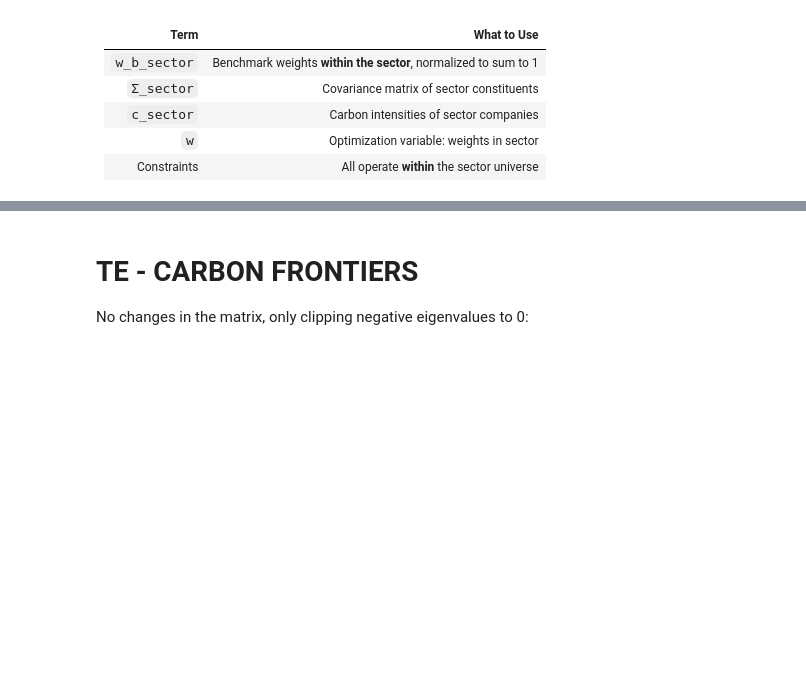
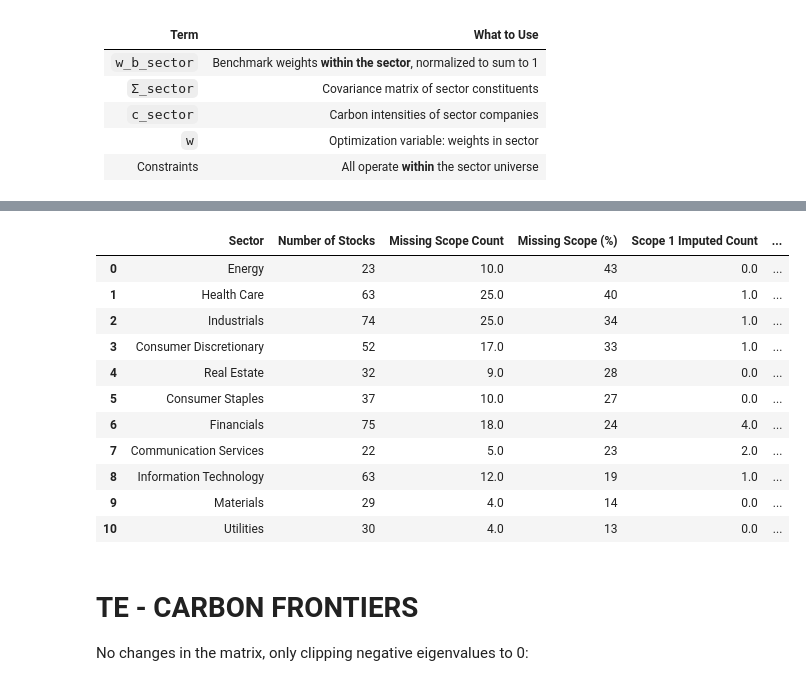
Before and after one commit to rebecca-di-francesco-bfh/sectoral-decarbonization, a Jupyter notebook: optimisation.ipynb, the cells around one changed output, grey strips where cells are left out. Cells and saved outputs as stored; diff of their text form; code cells hidden in the pictures; blank space fills up the shorter version.

Commit message:
Added tracking error stability plot and histogram of correlations, statistics of missing values

```diff
--- a/optimisation.ipynb
+++ b/optimisation.ipynb
@@ -19,3 +39,80 @@ from tabulate import tabulate
+# %%
+import pandas as pd
+
+# Load data
+df = pd.read_excel("Data/dataset_comp_1222.xlsx")
+
+# Columns of interest
+manually_imputed_flags = ['Manually Imputed Scope 1', 'Manually Imputed Scope 2', 'Manually Imputed Scope 3']
+imputed_flags = ['Scope 1 Imputed', 'Scope 2 Imputed', 'Scope 3 Imputed']
+
+# Build the summary table
+summary_rows = []
+
+for sector, group in df.groupby('GICS Sector'):
+    n_stocks = len(group)
+    row = {
+        'Sector': sector,
+        'Number of Stocks': n_stocks
+    }
+
+    # Automatically imputed
+    for col in imputed_flags:
+        count = group[col].fillna(False).sum()
+        row[f'{col} Count'] = count
+        row[f'{col} %'] = count / n_stocks * 100
+
+    # Manually imputed
+    for col in manually_imputed_flags:
+        count = group[col].fillna(False).sum()
+        row[f'{col} Count'] = count
+        row[f'{col} %'] = count / n_stocks * 100
+
+    summary_rows.append(row)
+
+summary_df = pd.DataFrame(summary_rows)
+summary_df = summary_df.sort_values("Sector")
+summary_df.reset_index(drop=True, inplace=True)
+# Round all percentage columns to integers
+percentage_cols = [col for col in summary_df.columns if '%' in col]
+summary_df[percentage_cols] = summary_df[percentage_cols].round(0).astype('Int64')
+# Create 'Missing Scope' as the sum of max imputed counts across S1/S2/S3
+summary_df["Missing Scope Count"] = summary_df[
+    ["Scope 1 Imputed Count", "Scope 2 Imputed Count", "Scope 3 Imputed Count"]
+].max(axis=1) + summary_df[
+    ["Manually Imputed Scope 1 Count", "Manually Imputed Scope 2 Count", "Manually Imputed Scope 3 Count"]
+].max(axis=1)
+
+# Now compute Missing Scope % over sector
+summary_df["Missing Scope (%)"] = (summary_df["Missing Scope Count"] / summary_df["Number of Stocks"] * 100).round(0).astype('Int64')
+
+# Define the new column order
+columns_order = ['Sector', 'Number of Stocks', 'Missing Scope Count', 'Missing Scope (%)'] + \
+                [col for col in summary_df.columns if col not in ['Sector', 'Number of Stocks', 'Missing Scope Count', 'Missing Scope (%)']]
+
+# Reorder the columns
+summary_df = summary_df[columns_order]
+
+# Sort by "Missing Scope (%)"
+summary_df = summary_df.sort_values("Missing Scope (%)", ascending=False)
+
+# Optional: reset index for clean display
+summary_df = summary_df.reset_index(drop=True)
+
+summary_df
+# %% [output]
+|  | Sector | Number of Stocks | Missing Scope Count | Missing Scope (%) | Scope 1 Imputed Count | ... |
+| 0 | Energy | 23 | 10.0 | 43 | 0.0 | ... |
+| 1 | Health Care | 63 | 25.0 | 40 | 1.0 | ... |
+| 2 | Industrials | 74 | 25.0 | 34 | 1.0 | ... |
+| 3 | Consumer Discretionary | 52 | 17.0 | 33 | 1.0 | ... |
+| 4 | Real Estate | 32 | 9.0 | 28 | 0.0 | ... |
+| 5 | Consumer Staples | 37 | 10.0 | 27 | 0.0 | ... |
+| 6 | Financials | 75 | 18.0 | 24 | 4.0 | ... |
+| 7 | Communication Services | 22 | 5.0 | 23 | 2.0 | ... |
+| 8 | Information Technology | 63 | 12.0 | 19 | 1.0 | ... |
+| 9 | Materials | 29 | 4.0 | 14 | 0.0 | ... |
+| 10 | Utilities | 30 | 4.0 | 13 | 0.0 | ... |
 # %% [markdown]
 # TE - CARBON FRONTIERS
 No changes in the matrix, only clipping negative eigenvalues to 0:
```
Also changed, not shown: parts of 6 cells of this notebook, 1 other file.
